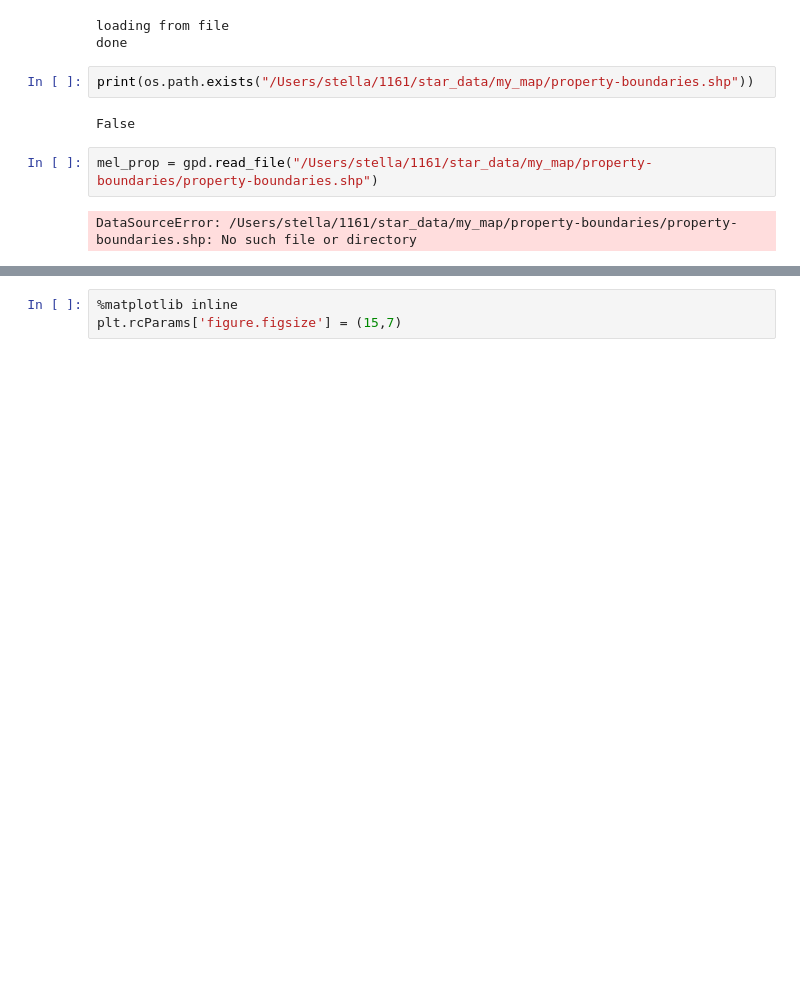
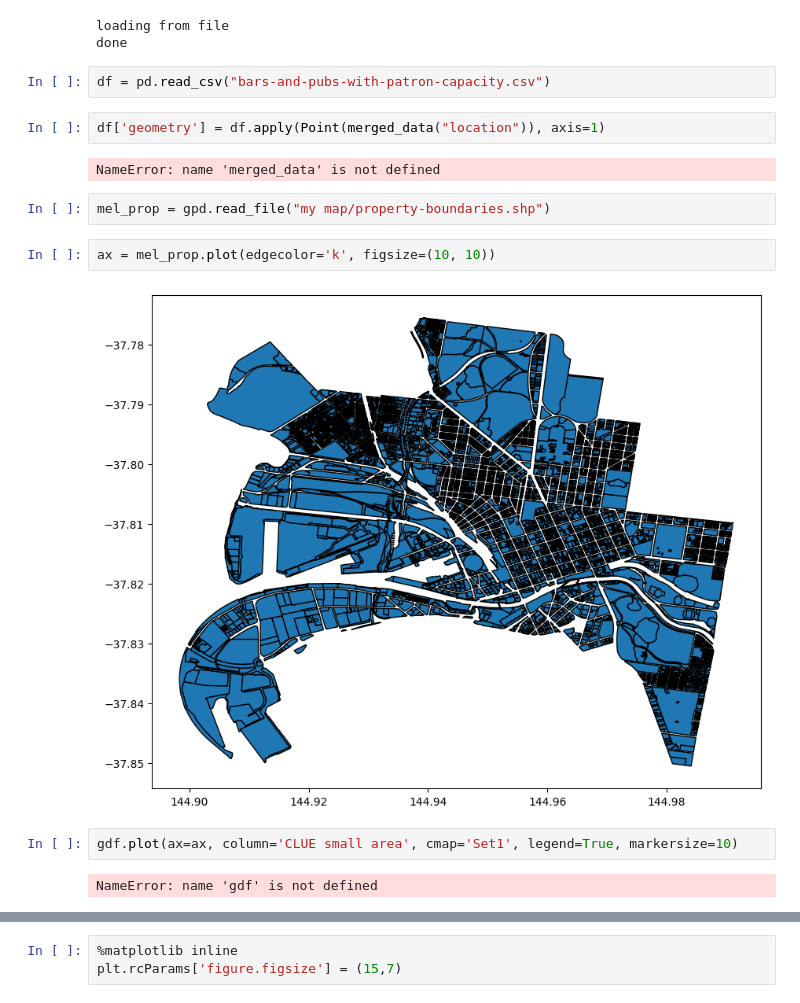
Before and after one commit to 79Stellaa/star_data, a Jupyter notebook: my data final.ipynb, the cells around one changed output, grey strips where cells are left out. Drawn from its saved outputs; the diff is of its cells as text; blank space fills up the shorter version.

```diff
--- a/my data final.ipynb
+++ b/my data final.ipynb
@@ -200,11 +206,19 @@ print("done")
 # %% [output]
 loading from file
 done
-# %%
-print(os.path.exists("/Users/stella/1161/star_data/my_map/property-boundaries.shp"))
-# %% [output]
-False
+# %%
+df = pd.read_csv("bars-and-pubs-with-patron-capacity.csv")
+# %%
+df['geometry'] = df.apply(Point(merged_data("location")), axis=1)
+# %% [output]
+NameError: name 'merged_data' is not defined
 # %%
-mel_prop = gpd.read_file("/Users/stella/1161/star_data/my_map/property-boundaries/property-boundaries.shp")
+mel_prop = gpd.read_file("my map/property-boundaries.shp")
-# %% [output]
-DataSourceError: /Users/stella/1161/star_data/my_map/property-boundaries/property-boundaries.shp: No such file or directory
+# %%
+ax = mel_prop.plot(edgecolor='k', figsize=(10, 10))
+# %% [output]
+[figure, added]
+# %%
+gdf.plot(ax=ax, column='CLUE small area', cmap='Set1', legend=True, markersize=10)
+# %% [output]
+NameError: name 'gdf' is not defined
```
Also changed, not shown: parts of 13 cells of this notebook, 27 other files.
